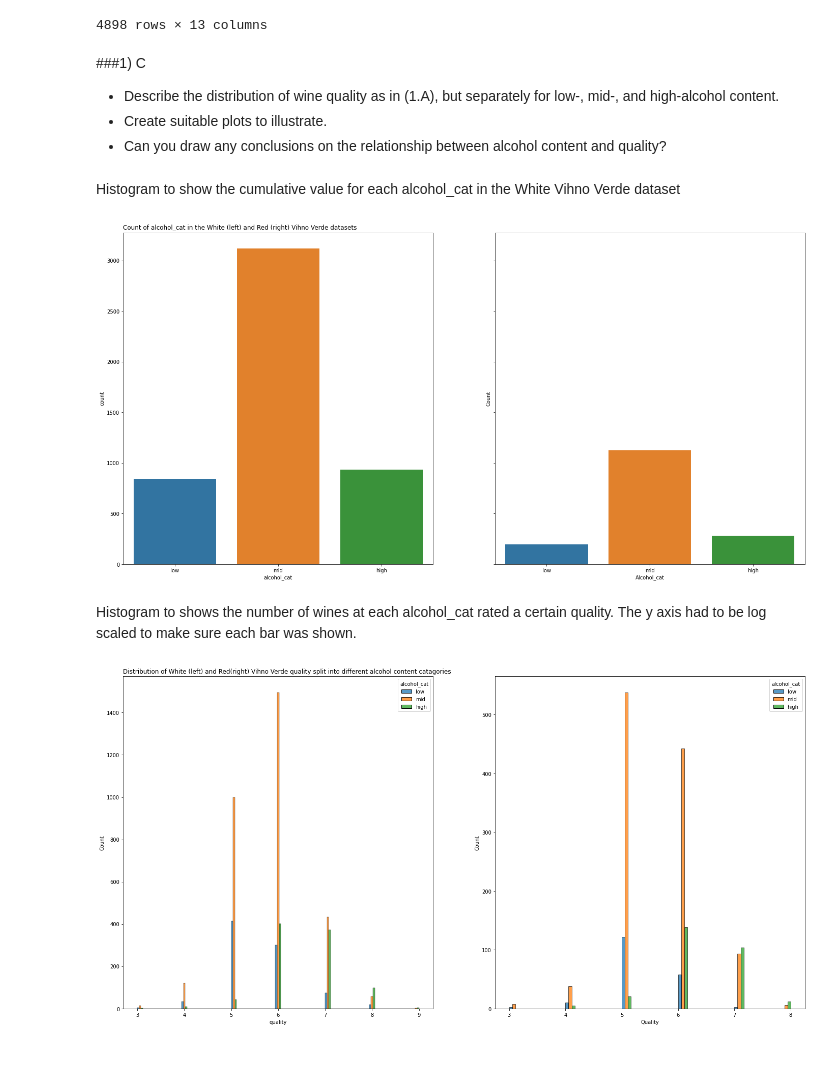
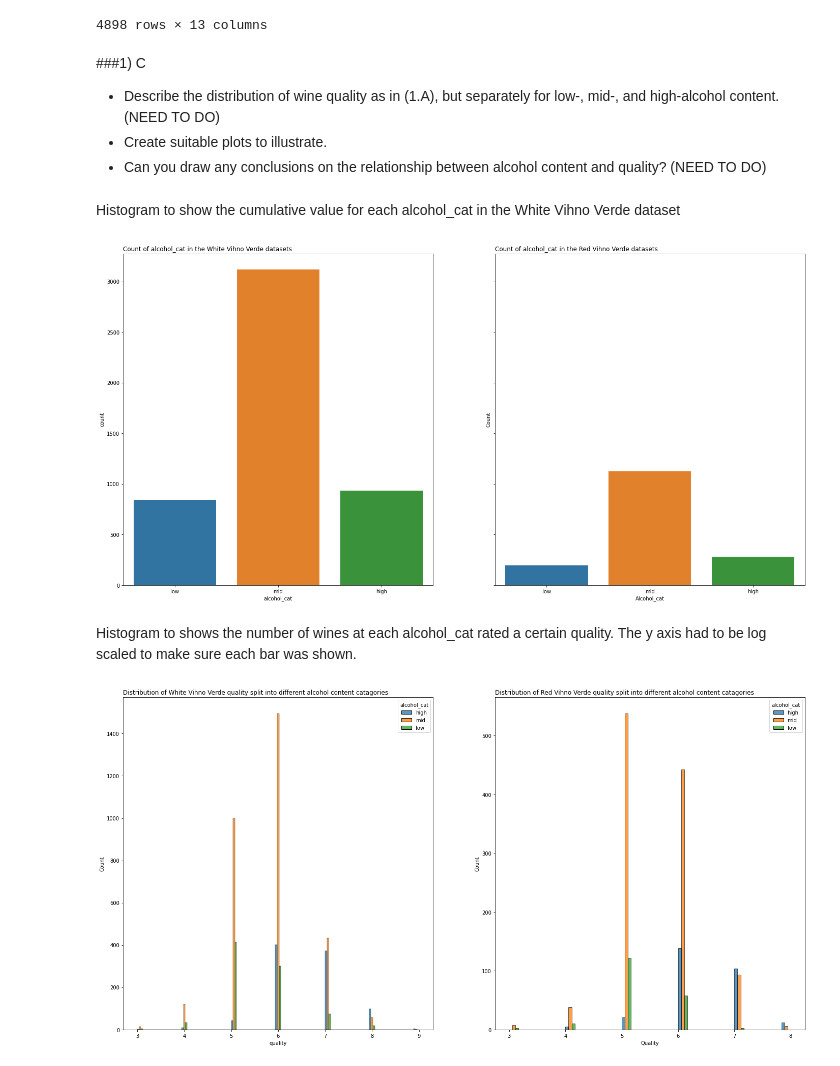
Before and after one commit to c0037654Newcastle/CSC2034-DS-Project, a Jupyter notebook: CSC2034_DS_Project.ipynb, the cells around one changed output. Cells and saved outputs as stored; diff of their text form; code cells hidden in the pictures.

```diff
--- a/CSC2034_DS_Project.ipynb
+++ b/CSC2034_DS_Project.ipynb
@@ -155,15 +144,16 @@ Examining the dataset:
 4898 rows × 13 columns
 # %% [markdown]
 ###1) C
-*   Describe the distribution of wine quality as in (1.A), but separately for low-, mid-, and high-alcohol content.
+*   Describe the distribution of wine quality as in (1.A), but separately for low-, mid-, and high-alcohol content. (NEED TO DO)
 *   Create suitable plots to illustrate.
-*    Can you draw any conclusions on the relationship between alcohol content and quality?
+*    Can you draw any conclusions on the relationship between alcohol content and quality? (NEED TO DO)
 # %% [markdown]
 Histogram to show the cumulative value for each alcohol_cat in the White Vihno Verde dataset
 # %%
 fig, (ax1, ax2) = plt.subplots(figsize=(24, 12), ncols=2, sharex=True, sharey=True)
 
-ax1.set_title("Count of alcohol_cat in the White (left) and Red (right) Vihno Verde datasets", loc='left')
+ax1.set_title("Count of alcohol_cat in the White Vihno Verde datasets", loc='left')
+ax2.set_title("Count of alcohol_cat in the Red Vihno Verde datasets", loc='left')
 
 sns.countplot(data=white_vihno_dataset, x="alcohol_cat", ax=ax1, order=['low', 'mid', 'high'])
 sns.countplot(data=red_vihno_dataset, x="alcohol_cat", ax=ax2, order=['low', 'mid', 'high'])
@@ -173,23 +163,24 @@ plt.ylabel("Count")
 plt.show()
 plt.close()
 # %% [output]
-[figure, old version]
+[figure, new version]
 # %% [markdown]
 Histogram to shows the number of wines at each alcohol_cat rated a certain quality. The y axis had to be log scaled to make sure each bar was shown.
 # %%
-fig, (ax1, ax2) = plt.subplots(figsize=(24, 12), ncols=2)#, sharex=True, sharey=True)
+fig, (ax1, ax2) = plt.subplots(figsize=(24, 12), ncols=2)
 
-ax1.set_title("Distribution of White (left) and Red(right) Vihno Verde quality split into different alcohol content catagories", loc='left')
+ax1.set_title("Distribution of White Vihno Verde quality split into different alcohol content catagories", loc='left')
+ax2.set_title("Distribution of Red Vihno Verde quality split into different alcohol content catagories", loc='left')
 
-sns.histplot(data=white_vihno_dataset, x="quality", hue="alcohol_cat", multiple="dodge", ax=ax1, hue_order=['low', 'mid', 'high'])
-sns.histplot(data=red_vihno_dataset, x="quality", hue="alcohol_cat", multiple="dodge", ax=ax2, hue_order=['low', 'mid', 'high'])
+sns.histplot(data=white_vihno_dataset, x="quality", hue="alcohol_cat", multiple="dodge", ax=ax1, hue_order=['high', 'mid', 'low'])
+sns.histplot(data=red_vihno_dataset, x="quality", hue="alcohol_cat", multiple="dodge", ax=ax2, hue_order=['high', 'mid', 'low'])
 
 plt.xlabel("Quality")
 plt.ylabel("Count")
 plt.show()
 plt.close()
 # %% [output]
-[figure, old version]
+[figure, new version]
 # %%
 white_sub_dataset = white_vihno_dataset.pivot_table(index='quality', columns='alcohol_cat', values='alcohol', aggfunc='count')
 red_sub_dataset = red_vihno_dataset.pivot_table(index='quality', columns='alcohol_cat', values='alcohol', aggfunc='count')
```
Also changed, not shown: parts of 30 cells of this notebook.
